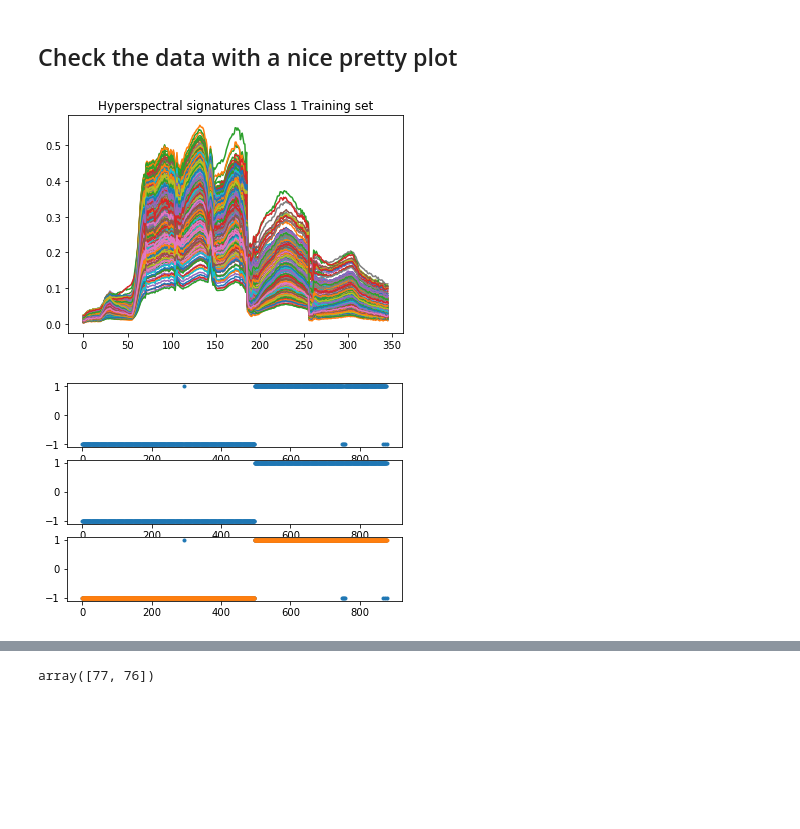
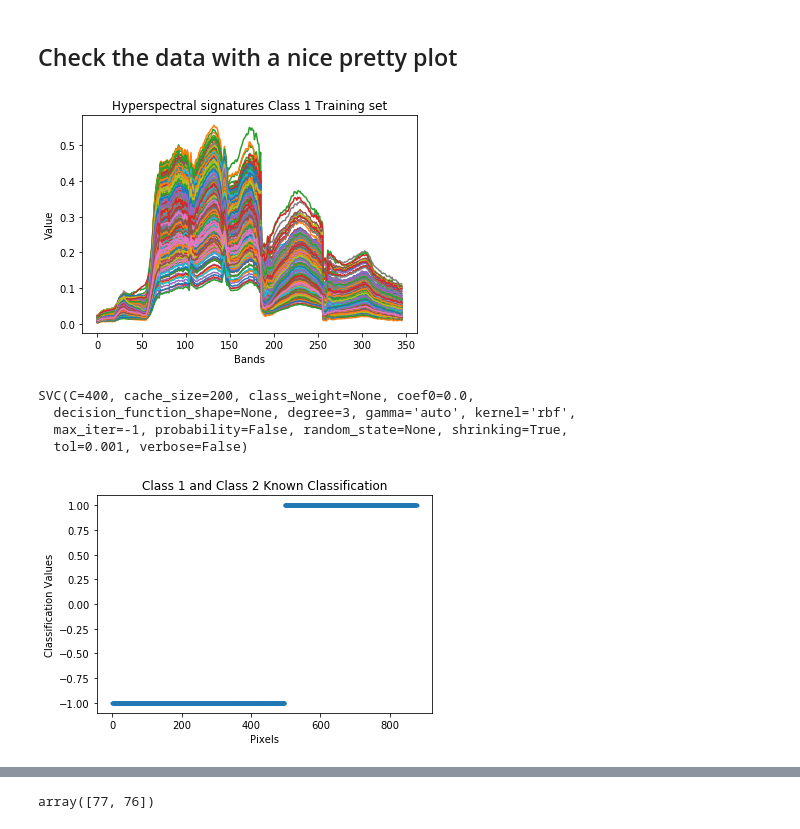
Before and after one commit to MarjaH/NEON-2017-DI-VegClass, a Jupyter notebook: Reading_Data_SVC.ipynb, the cells around one changed output, grey strips where cells are left out. Cells and saved outputs as stored; diff of their text form; code cells hidden in the pictures; blank space fills up the shorter version.

```diff
--- a/Reading_Data_SVC.ipynb
+++ b/Reading_Data_SVC.ipynb
@@ -38,9 +52,11 @@ Class3_Validation = np.concatenate((X[10,0],X[11,0],X[12,0],X[13,0],X[14,0]),axi
 # %%
 plt.figure()
 plt.plot(range(0,346),Class1_Training)
+plt.xlabel('Bands');
+plt.ylabel('Value');
 plt.title('Hyperspectral signatures Class 1 Training set');
 # %% [output]
-[figure, old version]
+[figure, new version]
 # %%
 # prepare data for SVc classification between class 1 and class 2
 # Concatenate class 1 and class 2
@@ -67,21 +83,24 @@ Targets_Val=np.ravel(Targets_Val)
 # %%
 # Initialize the SVC
 InitsSVC = SVC(C=400)
+InitsSVC
+# %% [output]
+SVC(C=400, cache_size=200, class_weight=None, coef0=0.0,
+  decision_function_shape=None, degree=3, gamma='auto', kernel='rbf',
+  max_iter=-1, probability=False, random_state=None, shrinking=True,
+  tol=0.001, verbose=False)
 # %%
 # Train the classifier
 TrainedSVC_Class_1_2=InitsSVC.fit(AllSamps,Targets)
 # %%
 # Check the classifier for the training data using the predict function
 y = TrainedSVC_Class_1_2.predict(AllSamps)
-# %%
-# Make a figure of the results of the classifier for training set
-plt.figure()
-plt.subplot(311)
-plt.plot(y,".")
-plt.subplot(312)
-plt.plot(Target,".")
-plt.subplot(313)
-plt.plot(y,".")
-plt.plot(Target,".");
-# %% [output]
-[figure, removed]
+# %%
+#Plot the known Classification values
+plt.figure()
+plt.plot(Target,".")
+plt.xlabel('Pixels');
+plt.ylabel('Classification Values');
+plt.title('Class 1 and Class 2 Known Classification');
+# %% [output]
+[figure, added]
```
Also changed, not shown: parts of 12 cells of this notebook.
